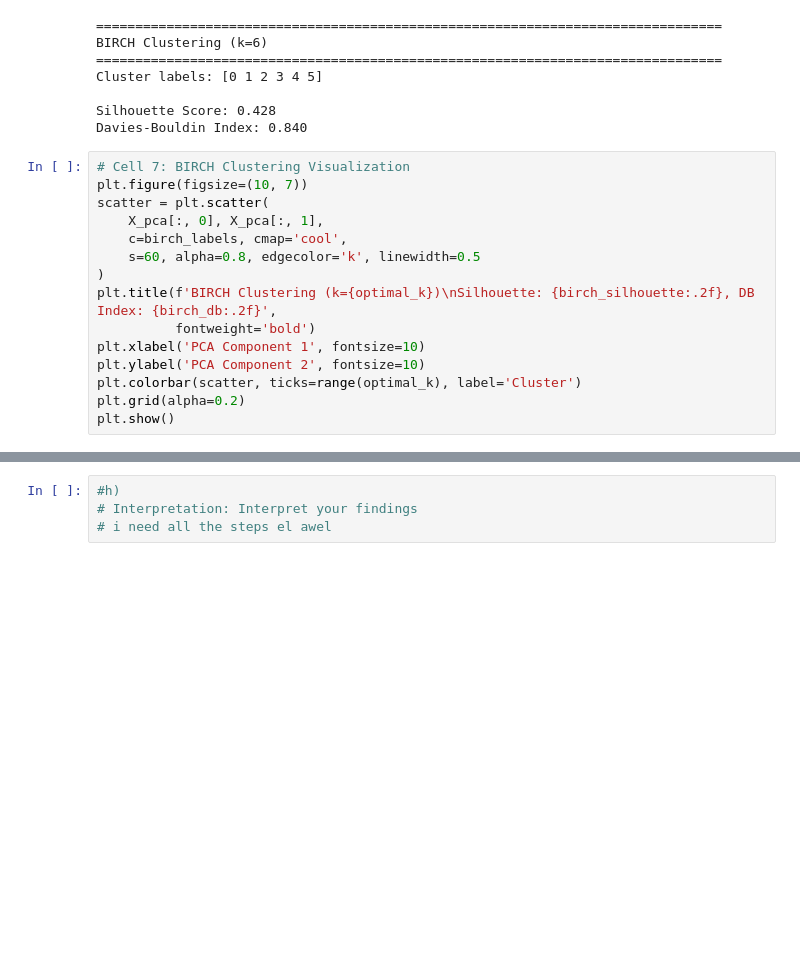
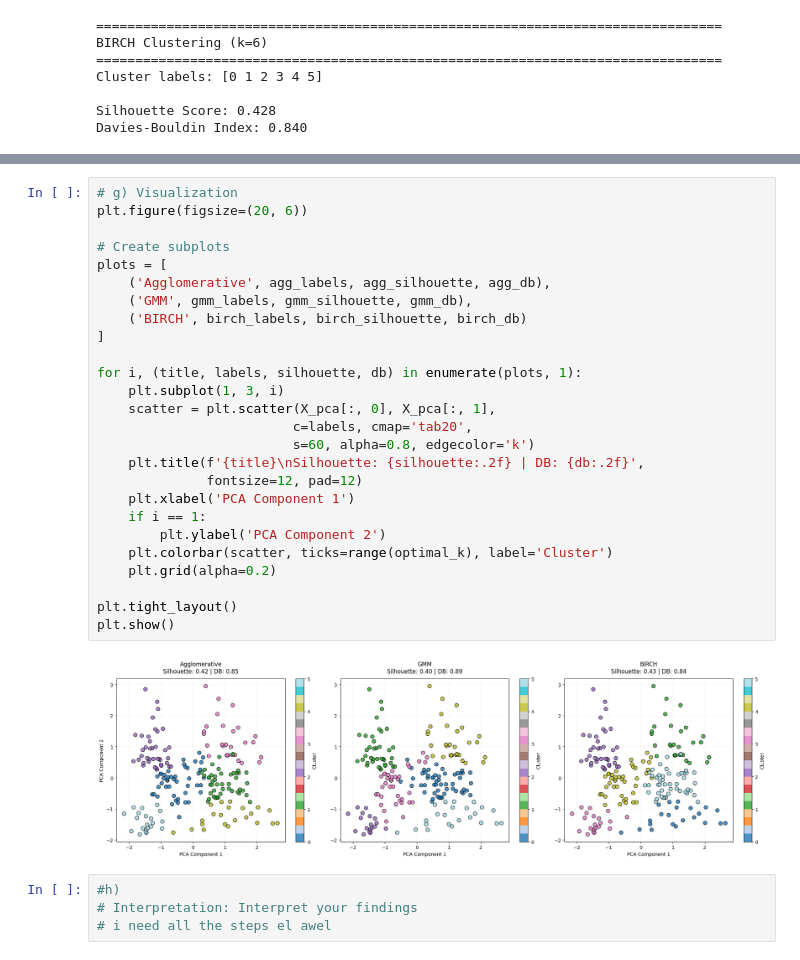
Before and after one commit to rahmarihan/DS3, a Jupyter notebook: main.ipynb, the cells around one changed output, grey strips where cells are left out. Saved outputs shown, nothing was run; the diff lists cells and outputs as text; blank space fills up the shorter version.

```diff
--- a/main.ipynb
+++ b/main.ipynb
@@ -295,18 +262,3 @@ Cluster labels: [0 1 2 3 4 5]
 
 Silhouette Score: 0.428
 Davies-Bouldin Index: 0.840
-# %%
-# Cell 7: BIRCH Clustering Visualization
-plt.figure(figsize=(10, 7))
-scatter = plt.scatter(
-    X_pca[:, 0], X_pca[:, 1],
-    c=birch_labels, cmap='cool',
-    s=60, alpha=0.8, edgecolor='k', linewidth=0.5
-)
-plt.title(f'BIRCH Clustering (k={optimal_k})\nSilhouette: {birch_silhouette:.2f}, DB Index: {birch_db:.2f}',
-          fontweight='bold')
-plt.xlabel('PCA Component 1', fontsize=10)
-plt.ylabel('PCA Component 2', fontsize=10)
-plt.colorbar(scatter, ticks=range(optimal_k), label='Cluster')
-plt.grid(alpha=0.2)
-plt.show()
@@ -372,3 +303,31 @@ For customer segmentation, consider which characteristics are most important:
+# %%
+# g) Visualization
+plt.figure(figsize=(20, 6))
+
+# Create subplots
+plots = [
+    ('Agglomerative', agg_labels, agg_silhouette, agg_db),
+    ('GMM', gmm_labels, gmm_silhouette, gmm_db),
+    ('BIRCH', birch_labels, birch_silhouette, birch_db)
+]
+
+for i, (title, labels, silhouette, db) in enumerate(plots, 1):
+    plt.subplot(1, 3, i)
+    scatter = plt.scatter(X_pca[:, 0], X_pca[:, 1],
+                         c=labels, cmap='tab20',
+                         s=60, alpha=0.8, edgecolor='k')
+    plt.title(f'{title}\nSilhouette: {silhouette:.2f} | DB: {db:.2f}',
+              fontsize=12, pad=12)
+    plt.xlabel('PCA Component 1')
+    if i == 1:
+        plt.ylabel('PCA Component 2')
+    plt.colorbar(scatter, ticks=range(optimal_k), label='Cluster')
+    plt.grid(alpha=0.2)
+
+plt.tight_layout()
+plt.show()
+# %% [output]
+[figure, added]
 # %%
 #h)
 # Interpretation: Interpret your findings
```
Also changed, not shown: parts of 5 cells of this notebook.
